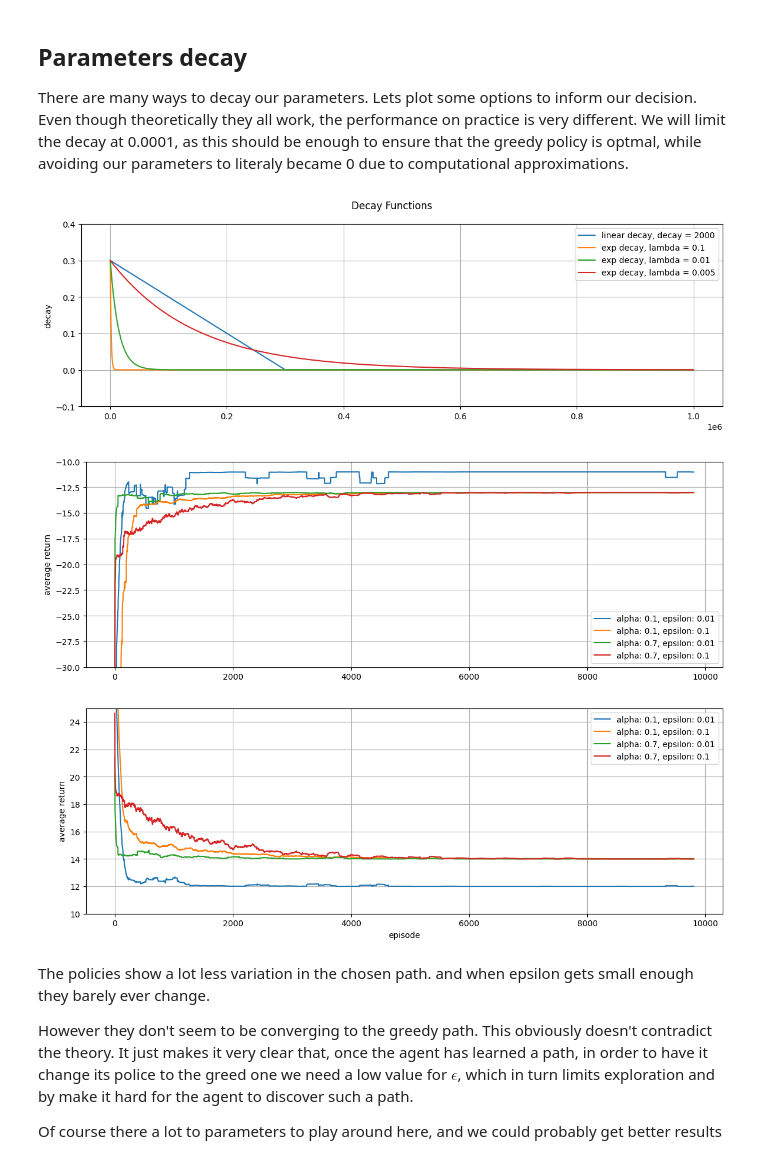
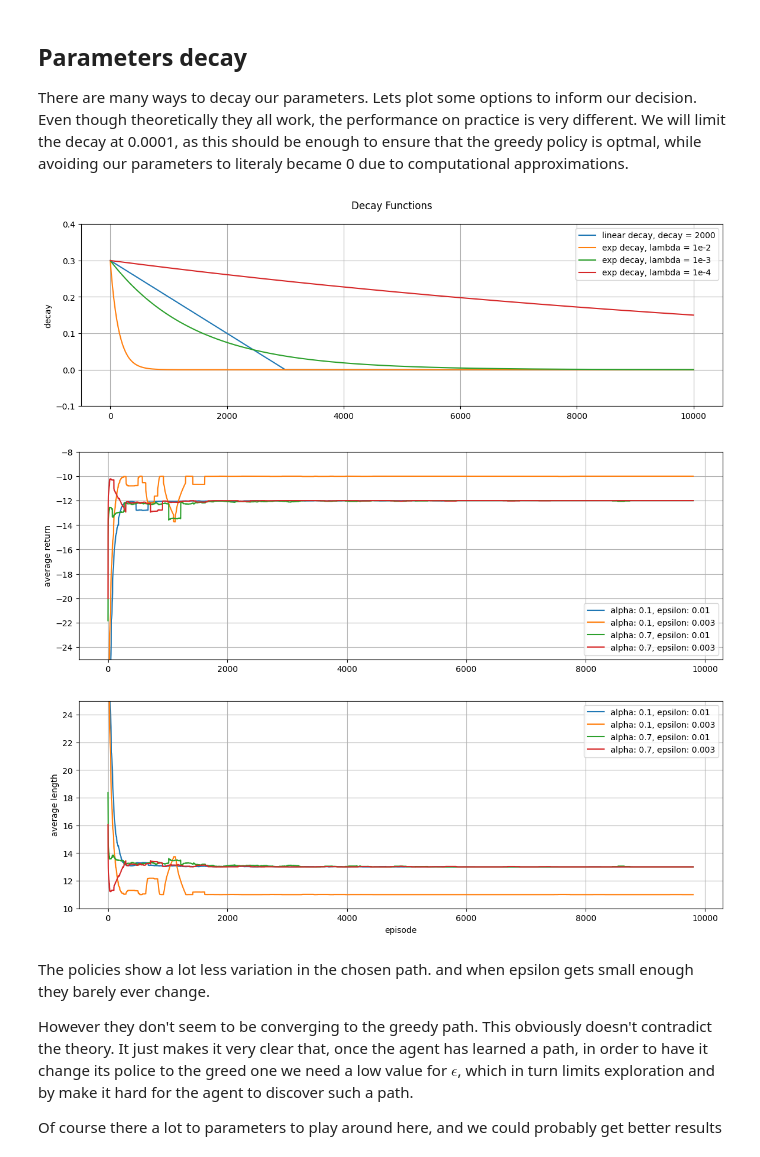
Before and after one commit to hmeretti/grid-world, a Jupyter notebook: notebooks/exploring_agents/02_sarsa.ipynb, the cells around one changed output. Drawn from its saved outputs; the diff is of its cells as text; code cells hidden in the pictures.

```diff
--- a/notebooks/exploring_agents/02_sarsa.ipynb
+++ b/notebooks/exploring_agents/02_sarsa.ipynb
@@ -276,35 +276,35 @@ So lets see what happens when we set our exploration to decay over time
 There are many ways to decay our parameters. Lets plot some options to inform our decision. Even though theoretically they all work, the performance on practice is very different.
 We will limit the decay at 0.0001, as this should be enough to ensure that the greedy policy is optmal, while avoiding our parameters to literaly became 0 due to computational approximations.
 # %%
-linear_decay = get_linear_decay(decay=1e-6, min_value=1e-4)
-exp_decay = get_exp_decay(decay_lambda=1e-3, min_value=1e-4)
-exp_decay_lamb_01 = get_exp_decay(decay_lambda=1e-4, min_value=1e-4)
-exp_decay_lamb_005 = get_exp_decay(decay_lambda=1e-5, min_value=1e-4)
+linear_decay = get_linear_decay(decay=1e-4, min_value=1e-4)
+exp_decay = get_exp_decay(decay_lambda=1e-2, min_value=1e-4)
+exp_decay_2 = get_exp_decay(decay_lambda=1e-3, min_value=1e-4)
+exp_decay_3 = get_exp_decay(decay_lambda=1e-4, min_value=1e-4)
 
-x_range = range(int(1e6))
+x_range = range(int(1e4))
 
 x = 0.3
 lin_y = [x := (linear_decay(x)) for _ in x_range]
 x = 0.3
 exp_y0 = [x := (exp_decay(x)) for _ in x_range]
 x = 0.3
-exp_y1 = [x := (exp_decay_lamb_01(x)) for _ in x_range]
+exp_y1 = [x := (exp_decay_2(x)) for _ in x_range]
 x = 0.3
-exp_y2 = [x := (exp_decay_lamb_005(x)) for _ in x_range]
+exp_y2 = [x := (exp_decay_3(x)) for _ in x_range]
 # %%
 fig, ax = plt.subplots(figsize=(14, 4))
 fig.suptitle("Decay Functions")
 
 ax.plot(x_range, lin_y, label="linear decay, decay = 2000")
-ax.plot(x_range, exp_y0, label="exp decay, lambda = 0.1")
-ax.plot(x_range, exp_y1, label="exp decay, lambda = 0.01")
-ax.plot(x_range, exp_y2, label="exp decay, lambda = 0.005")
+ax.plot(x_range, exp_y0, label="exp decay, lambda = 1e-2")
+ax.plot(x_range, exp_y1, label="exp decay, lambda = 1e-3")
+ax.plot(x_range, exp_y2, label="exp decay, lambda = 1e-4")
 
 ax.set(ylabel="decay", ylim=[-0.1, 0.4])
 ax.grid()
 ax.legend(loc="upper right");
 # %% [output]
-[figure, old version]
+[figure, new version]
 # %%
 base_arguments = {
     "reward_function": basic_reward,
@@ -326,7 +326,7 @@ for (params, values) in decay_results:
         label=f'alpha: {params["alpha"]}, epsilon: {params["epsilon"]}',
     )
 
-axs[0].set(ylabel="average return", ylim=[-30, -10])
+axs[0].set(ylabel="average return", ylim=[-25, -8])
 axs[0].grid()
 axs[0].legend(loc="lower right")
 
@@ -337,14 +337,14 @@ for (params, values) in decay_results:
         label=f'alpha: {params["alpha"]}, epsilon: {params["epsilon"]}',
     )
 
-axs[1].set(xlabel="episode", ylabel="average return", ylim=[10, 25])
+axs[1].set(xlabel="episode", ylabel="average length", ylim=[10, 25])
 axs[1].grid()
 axs[1].legend(loc="upper right")
 
 
 plt.show()
 # %% [output]
-[figure, old version]
+[figure, new version]
 # %% [markdown]
 The policies show a lot less variation in the chosen path. and when epsilon gets small enough they barely ever change.
 
```
Also changed, not shown: parts of 13 cells of this notebook, 7 other files.
